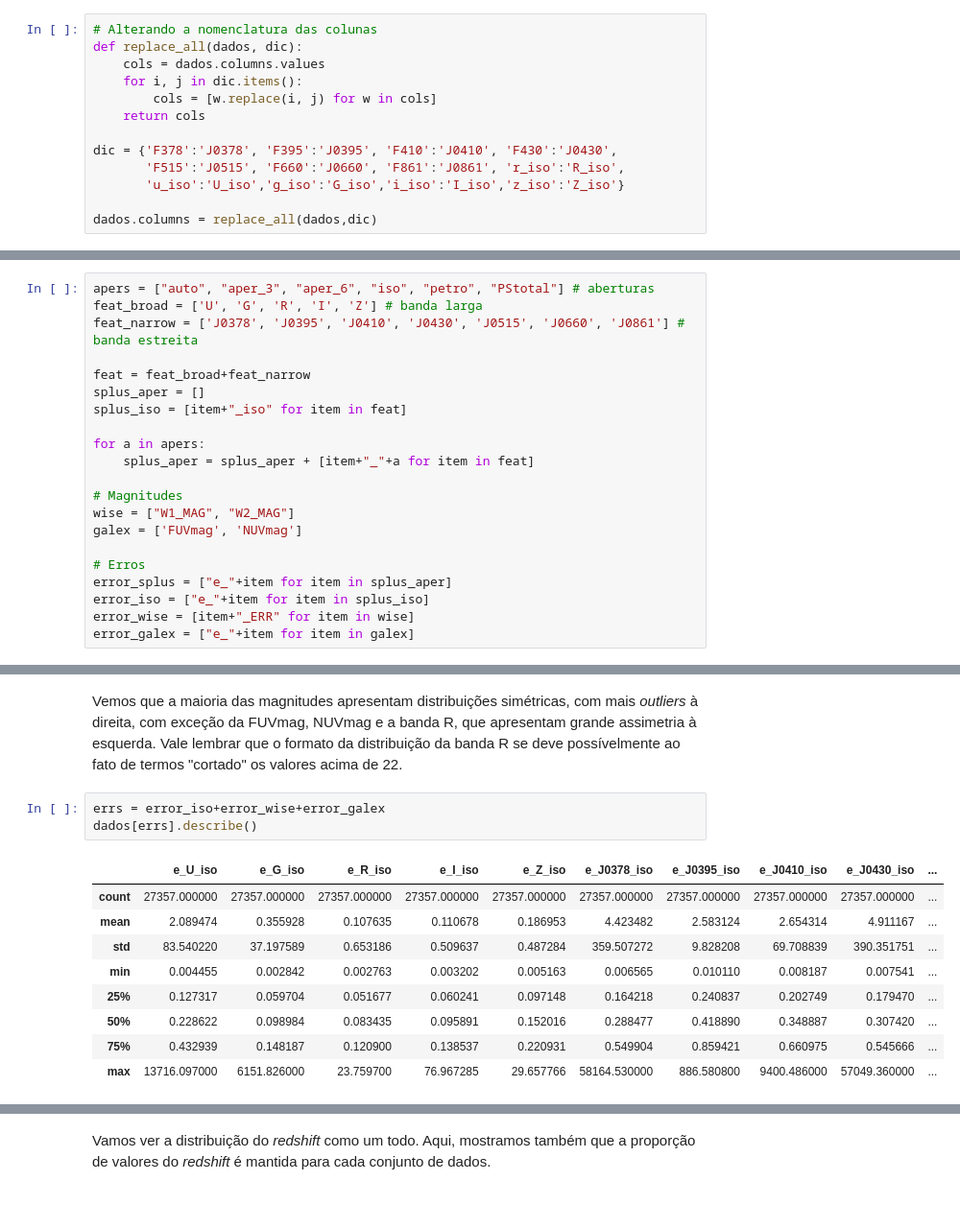
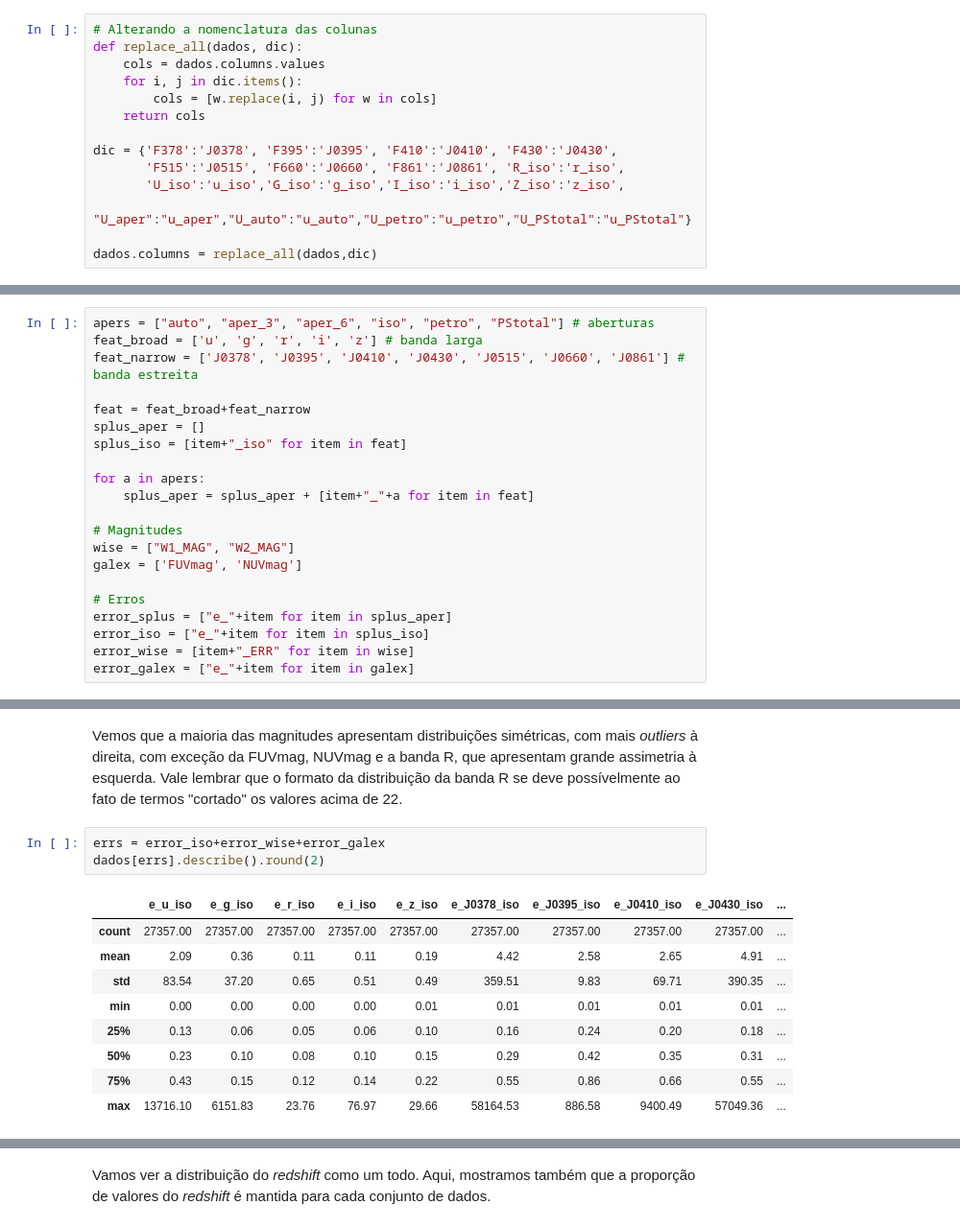
Before and after one commit to GabrielaPereiraSoares/Projeto_TCC, a Jupyter notebook: Analise_Descritiva.ipynb, the cells around one changed output, grey strips where cells are left out. Shown at 96% size. Cells and saved outputs as stored; diff of their text form.

```diff
--- a/Analise_Descritiva.ipynb
+++ b/Analise_Descritiva.ipynb
@@ -73,8 +74,9 @@ def replace_all(dados, dic):
     return cols
 
 dic = {'F378':'J0378', 'F395':'J0395', 'F410':'J0410', 'F430':'J0430',
-       'F515':'J0515', 'F660':'J0660', 'F861':'J0861', 'r_iso':'R_iso',
-       'u_iso':'U_iso','g_iso':'G_iso','i_iso':'I_iso','z_iso':'Z_iso'}
+       'F515':'J0515', 'F660':'J0660', 'F861':'J0861', 'R_iso':'r_iso',
+       'U_iso':'u_iso','G_iso':'g_iso','I_iso':'i_iso','Z_iso':'z_iso',
+       "U_aper":"u_aper","U_auto":"u_auto","U_petro":"u_petro","U_PStotal":"u_PStotal"}
 
 dados.columns = replace_all(dados,dic)
 # %%
@@ -114,6 +103,6 @@ def iqr_outlier_boundary(df, k=1.5):
 # %%
 apers = ["auto", "aper_3", "aper_6", "iso", "petro", "PStotal"] # aberturas
-feat_broad = ['U', 'G', 'R', 'I', 'Z'] # banda larga
+feat_broad = ['u', 'g', 'r', 'i', 'z'] # banda larga
 feat_narrow = ['J0378', 'J0395', 'J0410', 'J0430', 'J0515', 'J0660', 'J0861'] # banda estreita
 
 feat = feat_broad+feat_narrow
@@ -172,14 +153,14 @@ plt.show()
 Vemos que a maioria das magnitudes apresentam distribuições simétricas, com mais _outliers_ à direita, com exceção da FUVmag, NUVmag e a banda R, que apresentam grande assimetria à esquerda. Vale lembrar que o formato da distribuição da banda R se deve possívelmente ao fato de termos "cortado" os valores acima de 22.
 # %%
 errs = error_iso+error_wise+error_galex
-dados[errs].describe()
+dados[errs].describe().round(2)
 # %% [output]
-|  | e_U_iso | e_G_iso | e_R_iso | e_I_iso | e_Z_iso | e_J0378_iso | e_J0395_iso | e_J0410_iso | e_J0430_iso | ... |
-| count | 27357.000000 | 27357.000000 | 27357.000000 | 27357.000000 | 27357.000000 | 27357.000000 | 27357.000000 | 27357.000000 | 27357.000000 | ... |
-| mean | 2.089474 | 0.355928 | 0.107635 | 0.110678 | 0.186953 | 4.423482 | 2.583124 | 2.654314 | 4.911167 | ... |
-| std | 83.540220 | 37.197589 | 0.653186 | 0.509637 | 0.487284 | 359.507272 | 9.828208 | 69.708839 | 390.351751 | ... |
-| min | 0.004455 | 0.002842 | 0.002763 | 0.003202 | 0.005163 | 0.006565 | 0.010110 | 0.008187 | 0.007541 | ... |
-| 25% | 0.127317 | 0.059704 | 0.051677 | 0.060241 | 0.097148 | 0.164218 | 0.240837 | 0.202749 | 0.179470 | ... |
-| 50% | 0.228622 | 0.098984 | 0.083435 | 0.095891 | 0.152016 | 0.288477 | 0.418890 | 0.348887 | 0.307420 | ... |
-| 75% | 0.432939 | 0.148187 | 0.120900 | 0.138537 | 0.220931 | 0.549904 | 0.859421 | 0.660975 | 0.545666 | ... |
-| max | 13716.097000 | 6151.826000 | 23.759700 | 76.967285 | 29.657766 | 58164.530000 | 886.580800 | 9400.486000 | 57049.360000 | ... |
+|  | e_u_iso | e_g_iso | e_r_iso | e_i_iso | e_z_iso | e_J0378_iso | e_J0395_iso | e_J0410_iso | e_J0430_iso | ... |
+| count | 27357.00 | 27357.00 | 27357.00 | 27357.00 | 27357.00 | 27357.00 | 27357.00 | 27357.00 | 27357.00 | ... |
+| mean | 2.09 | 0.36 | 0.11 | 0.11 | 0.19 | 4.42 | 2.58 | 2.65 | 4.91 | ... |
+| std | 83.54 | 37.20 | 0.65 | 0.51 | 0.49 | 359.51 | 9.83 | 69.71 | 390.35 | ... |
+| min | 0.00 | 0.00 | 0.00 | 0.00 | 0.01 | 0.01 | 0.01 | 0.01 | 0.01 | ... |
+| 25% | 0.13 | 0.06 | 0.05 | 0.06 | 0.10 | 0.16 | 0.24 | 0.20 | 0.18 | ... |
+| 50% | 0.23 | 0.10 | 0.08 | 0.10 | 0.15 | 0.29 | 0.42 | 0.35 | 0.31 | ... |
+| 75% | 0.43 | 0.15 | 0.12 | 0.14 | 0.22 | 0.55 | 0.86 | 0.66 | 0.55 | ... |
+| max | 13716.10 | 6151.83 | 23.76 | 76.97 | 29.66 | 58164.53 | 886.58 | 9400.49 | 57049.36 | ... |
```
Also changed, not shown: parts of 30 cells of this notebook.
